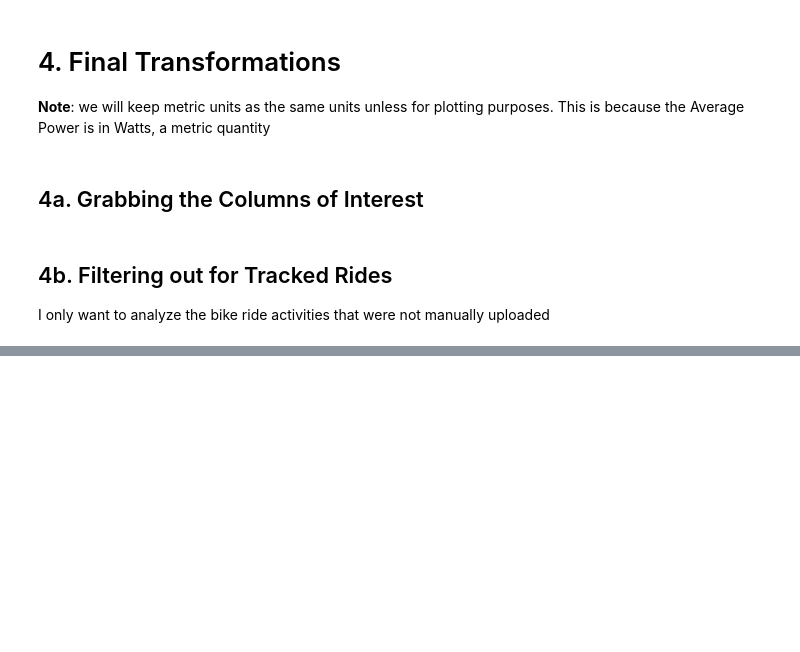
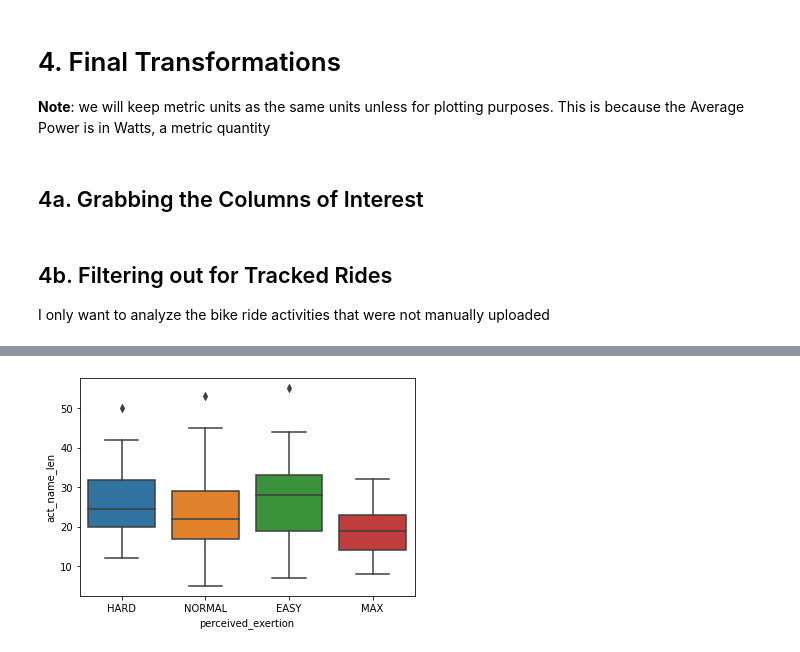
Before and after one commit to ericbauer55/strava-fitness, a Jupyter notebook: src/notebooks/0. Activity Log EDA.ipynb, the cells around one changed output, grey strips where cells are left out. Drawn from its saved outputs; the diff is of its cells as text; code cells hidden in the pictures; blank space fills up the shorter version.

```diff
--- a/src/notebooks/0. Activity Log EDA.ipynb
+++ b/src/notebooks/0. Activity Log EDA.ipynb
@@ -187,0 +238,4 @@ _ = sns.heatmap(df.isna())
+# %%
+_ = sns.boxplot(x='perceived_exertion', y='act_name_len', data=df)
+# %% [output]
+[figure, added]
```
Also changed, not shown: parts of 16 cells of this notebook, 1 other file.
